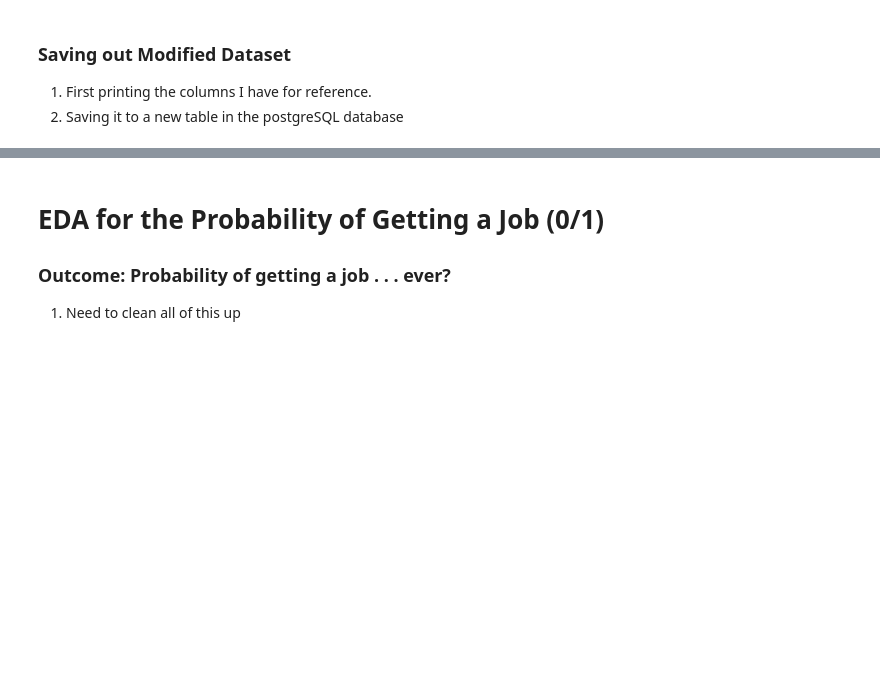
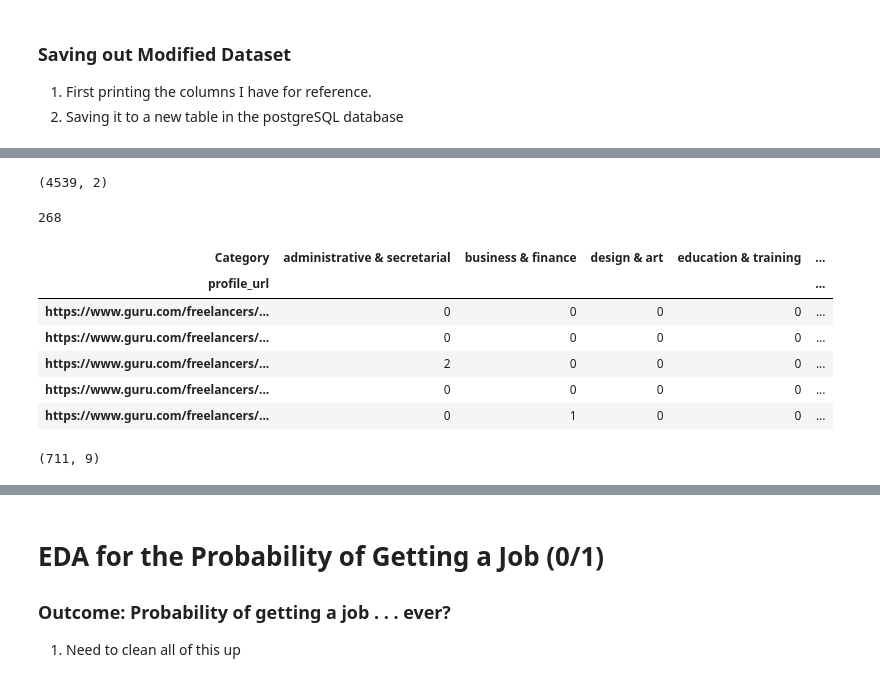
Before and after one commit to lmgibson/MyRate, a Jupyter notebook: notebooks/myrate_eda.ipynb, the cells around one changed output, grey strips where cells are left out. Cells and saved outputs as stored; diff of their text form; code cells hidden in the pictures; blank space fills up the shorter version.

Commit message:
Imputed skill categories

```diff
--- a/notebooks/myrate_eda.ipynb
+++ b/notebooks/myrate_eda.ipynb
@@ -518,0 +445,4 @@ analysis_dt.to_sql("analysis_table", engine, if_exists='replace')
+# %%
+skills_table.shape
+# %% [output]
+(4539, 2)
@@ -518,0 +451,42 @@ analysis_dt.to_sql("analysis_table", engine, if_exists='replace')
+# %%
+tmp = pd.merge(skills_table,sk_table,
+               left_on='skills_list',right_on='Skills_Clean', how="left",
+               indicator=True)
+# %%
+# Now I want to try and see how many people match
+# If they matched on at least one thing I can then expand that onto the rest of their data
+tmp['matched'] = (tmp['_merge'] == "both") * 1
+number_of_matches_by_user = tmp.groupby(['profile_url']).matched.sum()
+# %%
+(number_of_matches_by_user == 0).sum()
+
+# This is great, a good chunk of people matched.
+# Now I can guess what field they were in (for the ones who matched)
+# and then label the people similar to them
+# %% [output]
+268
+# %%
+tmp['num_matched'] = tmp.groupby(['profile_url']).matched.transform('sum')
+# %%
+# So for people who matched, I want to determine which category most common for them
+test = tmp[tmp['num_matched'] > 0][['profile_url','Category']]
+# %%
+# Reshaping wide
+# test['counter'] = test.groupby(['profile_url']).cumcount()+1
+test['counter'] = 1
+skill_category_matrix = test.pivot_table(index = 'profile_url', columns = 'Category',
+                     values = 'counter', aggfunc = 'sum',
+                     fill_value = 0)
+skill_category_matrix.head()
+# %% [output]
+| Category | administrative & secretarial | business & finance | design & art | education & training | ... |
+| profile_url |  |  |  |  | ... |
+| https://www.guru.com/freelancers/... | 0 | 0 | 0 | 0 | ... |
+| https://www.guru.com/freelancers/... | 0 | 0 | 0 | 0 | ... |
+| https://www.guru.com/freelancers/... | 2 | 0 | 0 | 0 | ... |
+| https://www.guru.com/freelancers/... | 0 | 0 | 0 | 0 | ... |
+| https://www.guru.com/freelancers/... | 0 | 1 | 0 | 0 | ... |
+# %%
+skill_category_matrix.shape
+# %% [output]
+(711, 9)
```
Also changed, not shown: parts of 41 cells of this notebook.
